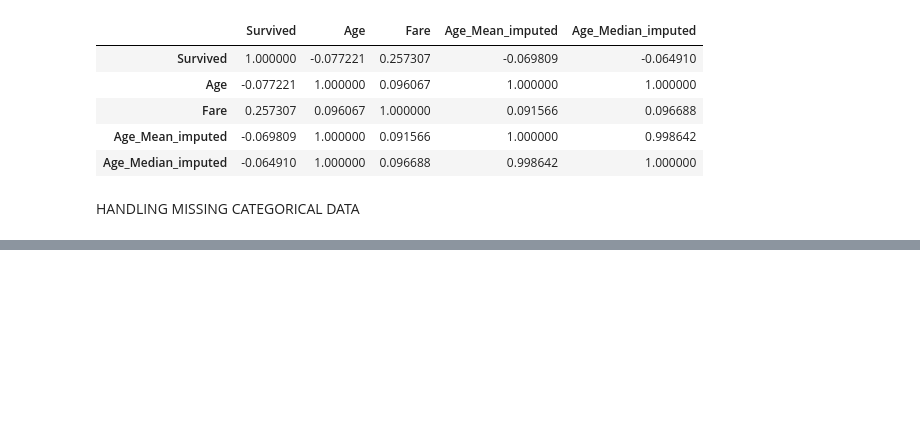
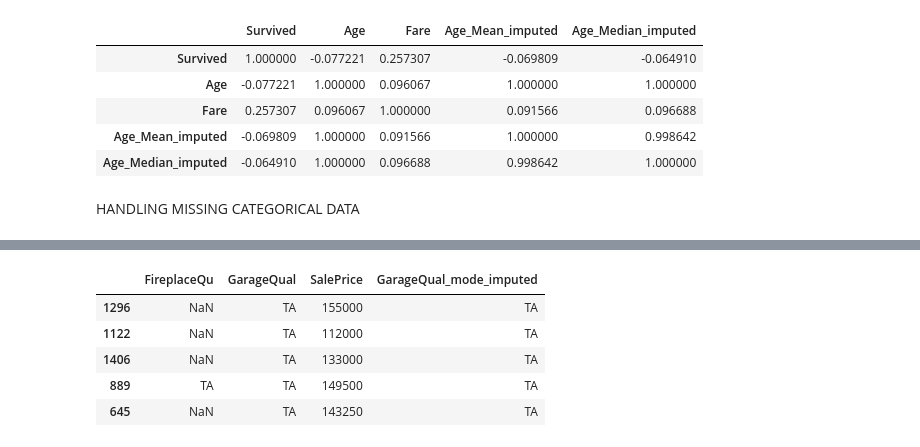
Before and after one commit to scareecodee/MachineLearningWork, a Jupyter notebook: Handling_missing_values.ipynb, the cells around one changed output, grey strips where cells are left out. Saved outputs shown, nothing was run; the diff lists cells and outputs as text; code cells hidden in the pictures; blank space fills up the shorter version.

```diff
--- a/Handling_missing_values.ipynb
+++ b/Handling_missing_values.ipynb
@@ -97,0 +134,9 @@ HANDLING MISSING CATEGORICAL DATA
+# %%
+df.sample(n=5)
+# %% [output]
+|  | FireplaceQu | GarageQual | SalePrice | GarageQual_mode_imputed |
+| 1296 | NaN | TA | 155000 | TA |
+| 1122 | NaN | TA | 112000 | TA |
+| 1406 | NaN | TA | 133000 | TA |
+| 889 | TA | TA | 149500 | TA |
+| 645 | NaN | TA | 143250 | TA |
```
Also changed, not shown: parts of 8 cells of this notebook, 5 other files.
